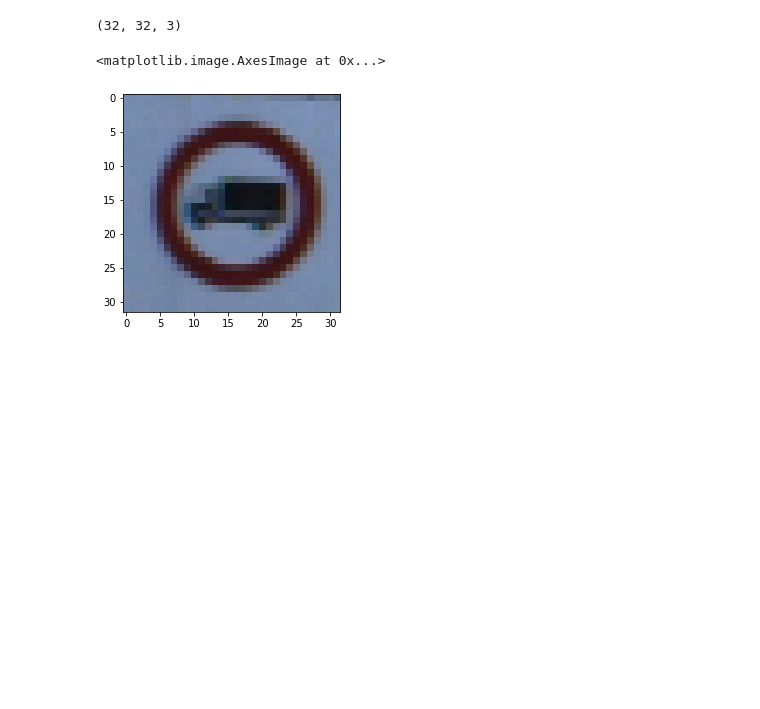
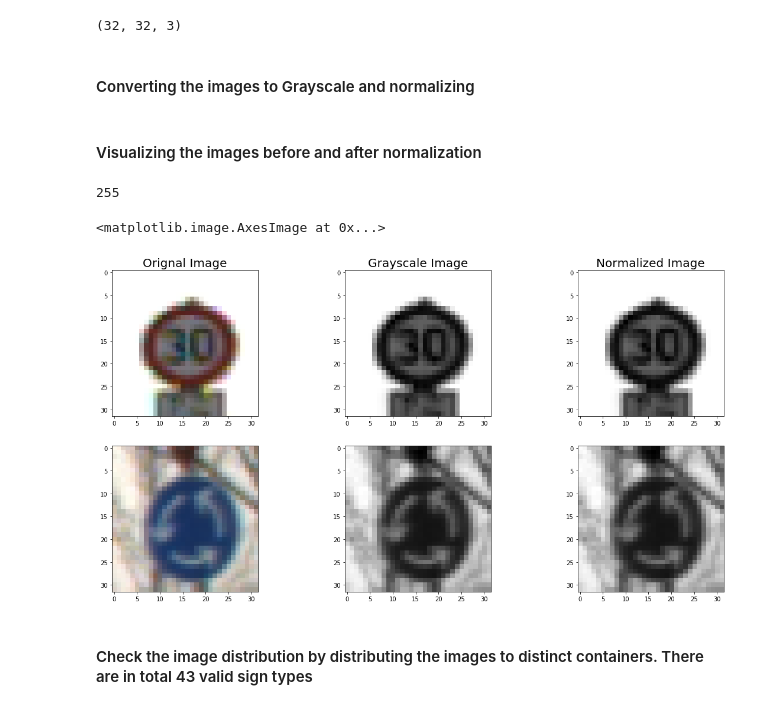
Before and after one commit to nikhilparla/traffic_sign_classifier, a Jupyter notebook: traffic_sign_classifier_project.ipynb, the cells around one changed output. Drawn from its saved outputs; the diff is of its cells as text; code cells hidden in the pictures; blank space fills up the shorter version.

Commit message:
added grayscale and normalized images visualization. Accuracy at 92%

```diff
--- a/traffic_sign_classifier_project.ipynb
+++ b/traffic_sign_classifier_project.ipynb
@@ -60,18 +53,39 @@ EPOCHS = 50
 BATCH_SIZE = 129
 # %% [output]
 (32, 32, 3)
+# %% [markdown]
+#### Converting the images to Grayscale and normalizing
+# %%
+### Preprocess the data here. It is required to normalize the data. Other preprocessing steps could include
+### converting to grayscale, etc.
+X_train_gray = np.sum(X_train/3, axis=3, keepdims=True)
+X_train_normalized = (X_train_gray - np.float32(128))/np.float32(128)
+# %% [markdown]
+#### Visualizing the images before and after normalization
 # %%
 ### Data exploration visualization code goes here.
 ### Feel free to use as many code cells as needed.
 import matplotlib.pyplot as plt
 # Visualizations will be shown in the notebook.
 %matplotlib inline
-#plt.imshow(X_train[np.random.standard_normal(len(X_train))])
-#plt.imshow(np.random.choice(X_train))
-plt.imshow(X_test[0])
+
+print(X_train[2341][0][0][2])
+fig, axs = plt.subplots(2,3,figsize=(20,10))
+axs[0][0].set_title('Orignal Image', fontsize=20)
+axs[0][1].set_title('Grayscale Image', fontsize=20)
+axs[0][2].set_title('Normalized Image', fontsize=20)
+axs[0][0].imshow(X_train[2341])
+axs[1][0].imshow(X_train[4354])
+axs[0][1].imshow(X_train_gray[2341].squeeze() , cmap='gray')
+axs[1][1].imshow(X_train_gray[4354].squeeze() , cmap='gray')
+axs[0][2].imshow(X_train_normalized[2341].squeeze() , cmap='gray')
+axs[1][2].imshow(X_train_normalized[4354].squeeze() , cmap='gray')
 # %% [output]
-<matplotlib.image.AxesImage at 0x...>
+255
+<matplotlib.image.AxesImage at 0x...>
-[figure, old version]
+[figure, new version]
+# %% [markdown]
+#### Check the image distribution by distributing the images to distinct containers. There are in total 43 valid sign types
 # %%
 fig, axs = plt.subplots(1,3,figsize=(20,10),sharex=False, sharey=True)
 axs[0].hist(y_train,bins=43)
```
Also changed, not shown: parts of 8 cells of this notebook.
